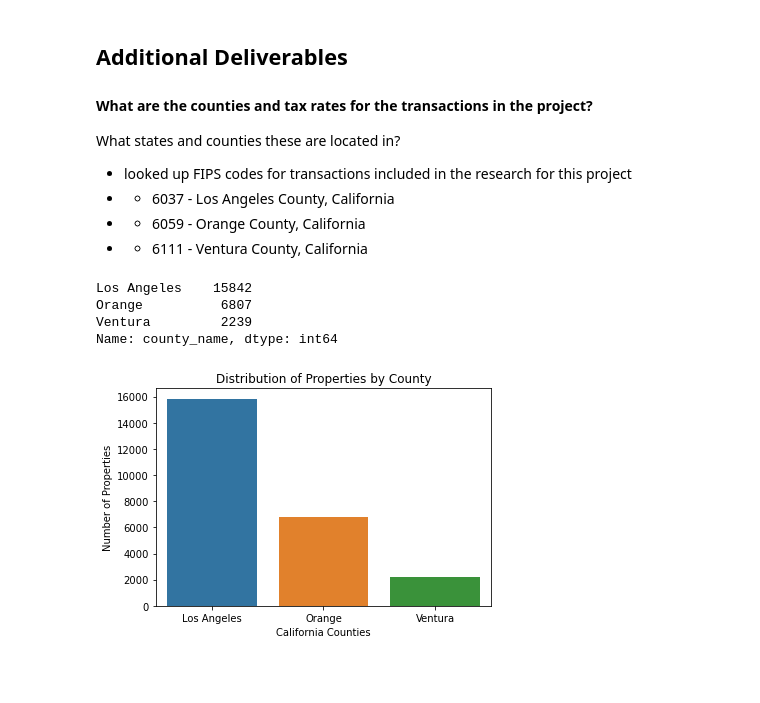
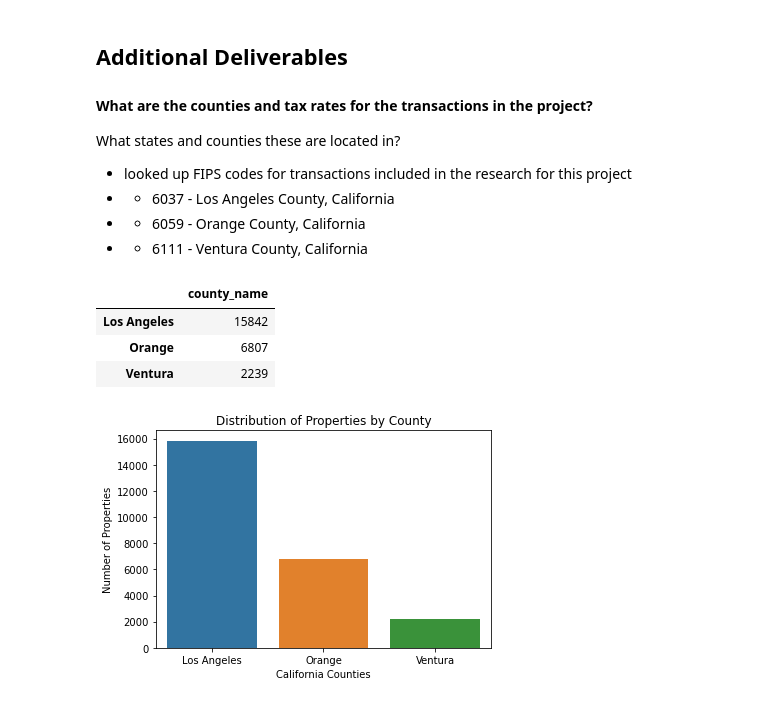
Before and after one commit to chadallen210/zillow-regression-project, a Jupyter notebook: zillow_regression_final_notebook.ipynb, the cells around one changed output. Cells and saved outputs as stored; diff of their text form; code cells hidden in the pictures; blank space fills up the shorter version.

```diff
--- a/zillow_regression_final_notebook.ipynb
+++ b/zillow_regression_final_notebook.ipynb
@@ -462,14 +463,15 @@ What states and counties these are located in?
 # %%
 # add the name of the county based on the FIPS numbers from the db
 df['county_name'] = df['county_code'].map({6037: 'Los Angeles', 6059: 'Orange', 6111: 'Ventura'})
 
 # show counts by county
-df.county_name.value_counts()
+county_counts = pd.DataFrame(df.county_name.value_counts())
+county_counts
 # %% [output]
-Los Angeles    15842
-Orange          6807
-Ventura         2239
-Name: county_name, dtype: int64
+|  | county_name |
+| Los Angeles | 15842 |
+| Orange | 6807 |
+| Ventura | 2239 |
 # %%
 # quick viz of properties by county
 plt.title('Distribution of Properties by County')
```
Also changed, not shown: parts of 1 cell of this notebook.
